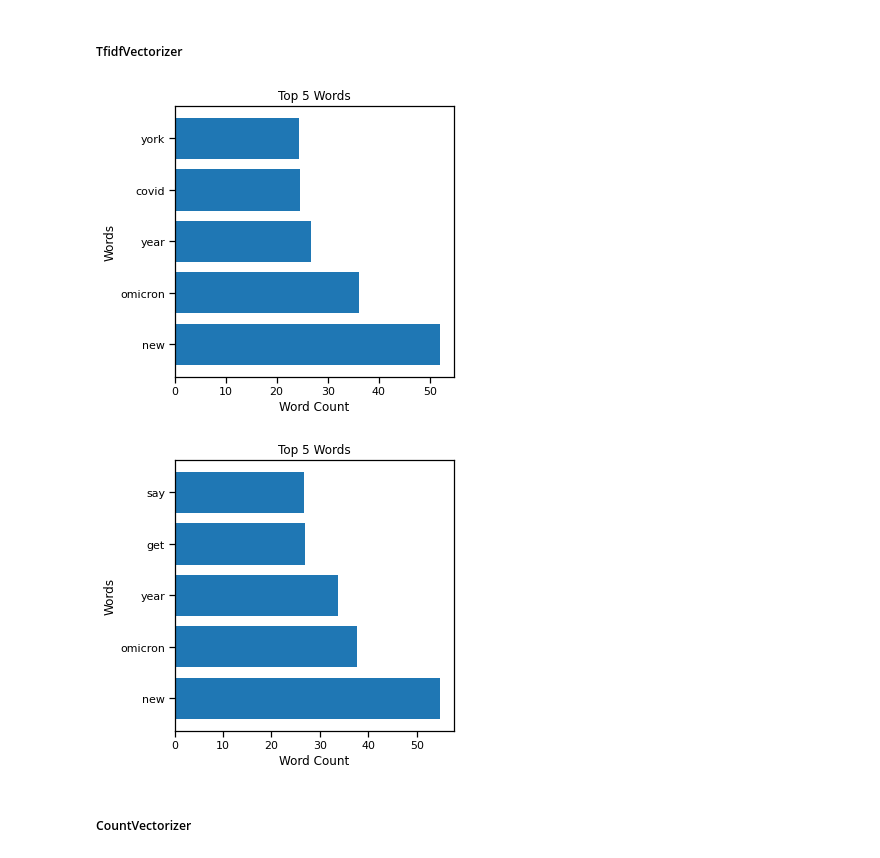
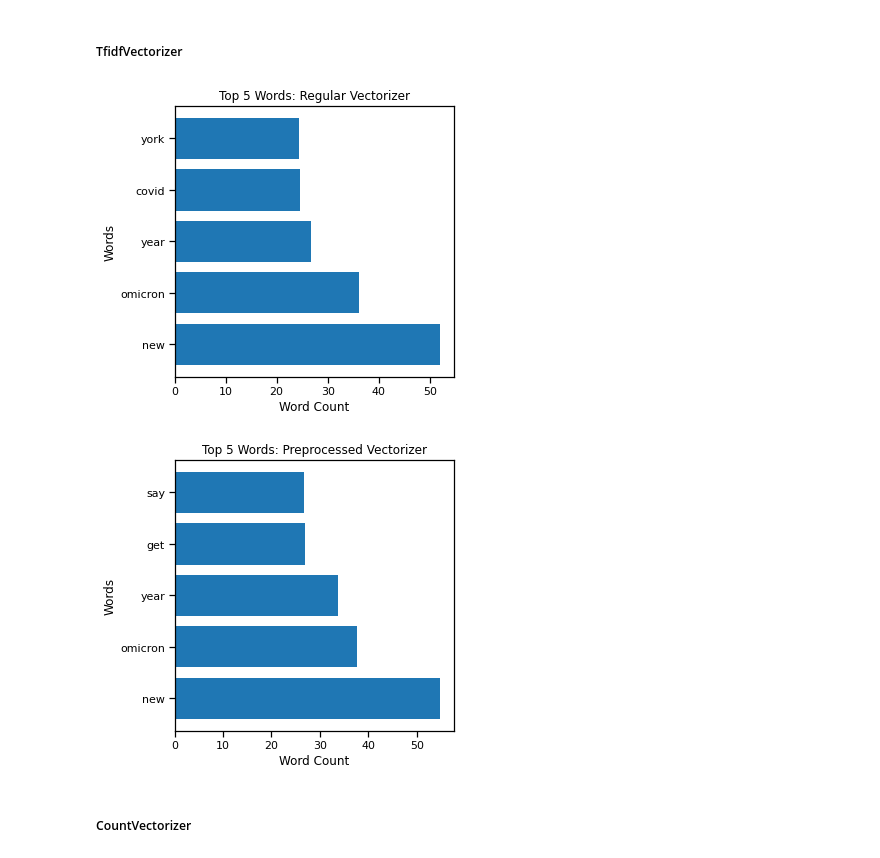
Before and after one commit to zach-hanly/nyt_predicting_shared_articles, a Jupyter notebook: modeling.ipynb, the cells around one changed output. Drawn from its saved outputs; the diff is of its cells as text; code cells hidden in the pictures.

```diff
--- a/modeling.ipynb
+++ b/modeling.ipynb
@@ -189,34 +189,34 @@ The baseline model achived a 96% accuracy rate, but this is due to the massive c
 # %%
 # regular vectorizer
 headline_tf, X_train_headline_tf, X_test_headline_tf = vectorize_feature(TfidfVectorizer,
                                                                          X_train.headline, X_test.headline)
-
+# smote vectorized training data
 X_train_headline_tf_sm, y_train_headline_tf_sm = smote_data(X_train_headline_tf, y_train,
                                                             sampling_strategy='auto',random_state=0)
 
 # used later
 # vectorizor: headline_tf
 # data : X_train_headline_tf_sm, y_train_headline_tf_sm, X_test_headline_tf
 
 
 
-# vectorizer tokeneized and lemmetized
+# tokenize and lemmatize before vectorization
 headline_tok_tf, X_train_headline_tok_tf, X_test_headline_tok_tf = tokenize_vector(TfidfVectorizer,
                                                                                    X_train.headline,
                                                                                    X_test.headline)
-
+# smote preprocessed vectorized training data
 X_train_headline_tok_tf_sm, y_train_headline_tok_tf_sm = smote_data(X_train_headline_tok_tf, y_train,
                                                                     sampling_strategy='auto',random_state=0)
 
 # used later
 # vectorizor: headline_tok_tf
 # data : X_train_headline_tok_tf_sm, y_train_headline_tok_tf_sm, X_test_headline_tok_tf
 
-plot_top_words(headline_tf, X_train_headline_tf);
-plot_top_words(headline_tok_tf, X_train_headline_tok_tf);
+plot_top_words(headline_tf, X_train_headline_tf, 'Regular Vectorizer');
+plot_top_words(headline_tok_tf, X_train_headline_tok_tf, 'Preprocessed Vectorizer');
 # %% [output]
-[figure, old version]
+[figure, new version]
-[figure, old version]
+[figure, new version]
 # %% [markdown]
 ##### CountVectorizer
 # %%
```
Also changed, not shown: parts of 44 cells of this notebook, 3 other files.
